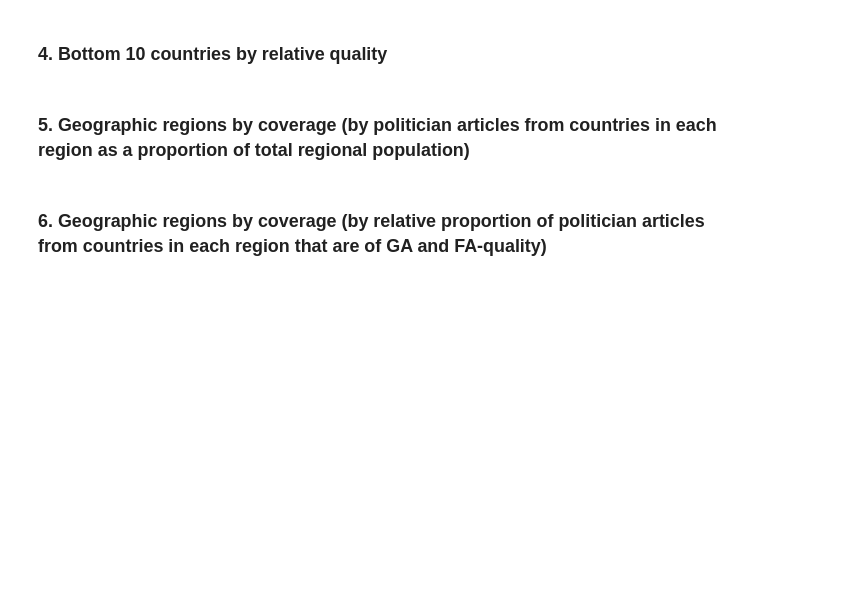
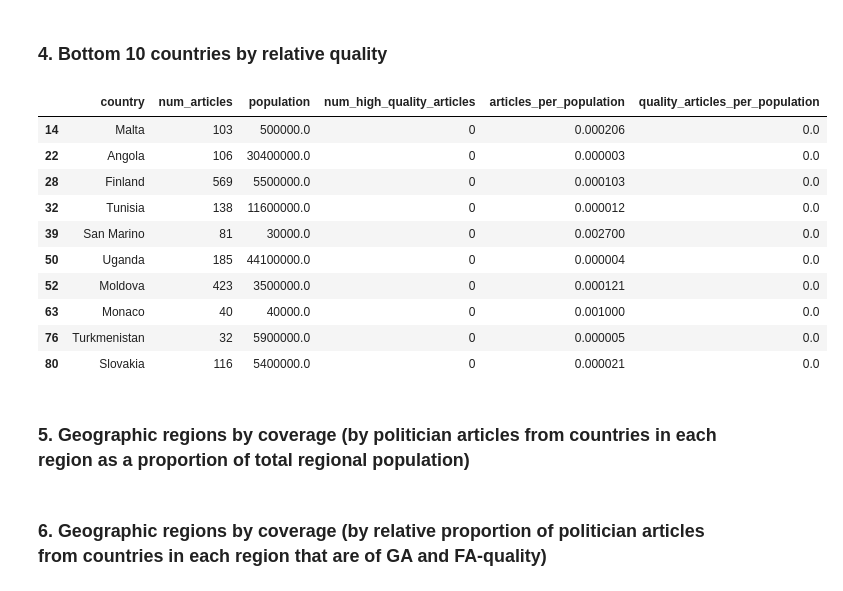
Before and after one commit to TaraWilson17/data512, a Jupyter notebook: A2/hcds-a2-bias-in-data.ipynb, the cells around one changed output. Drawn from its saved outputs; the diff is of its cells as text; code cells hidden in the pictures; blank space fills up the shorter version.

```diff
--- a/A2/hcds-a2-bias-in-data.ipynb
+++ b/A2/hcds-a2-bias-in-data.ipynb
@@ -184,5 +233,19 @@ ValueError: Length of values does not match length of index
 # %% [markdown]
 ### 4. Bottom 10 countries by relative quality
+# %%
+article_stats.nsmallest(10, "quality_articles_per_population")
+# %% [output]
+|  | country | num_articles | population | num_high_quality_articles | articles_per_population | quality_articles_per_population |
+| 14 | Malta | 103 | 500000.0 | 0 | 0.000206 | 0.0 |
+| 22 | Angola | 106 | 30400000.0 | 0 | 0.000003 | 0.0 |
+| 28 | Finland | 569 | 5500000.0 | 0 | 0.000103 | 0.0 |
+| 32 | Tunisia | 138 | 11600000.0 | 0 | 0.000012 | 0.0 |
+| 39 | San Marino | 81 | 30000.0 | 0 | 0.002700 | 0.0 |
+| 50 | Uganda | 185 | 44100000.0 | 0 | 0.000004 | 0.0 |
+| 52 | Moldova | 423 | 3500000.0 | 0 | 0.000121 | 0.0 |
+| 63 | Monaco | 40 | 40000.0 | 0 | 0.001000 | 0.0 |
+| 76 | Turkmenistan | 32 | 5900000.0 | 0 | 0.000005 | 0.0 |
+| 80 | Slovakia | 116 | 5400000.0 | 0 | 0.000021 | 0.0 |
 # %% [markdown]
 ### 5. Geographic regions by coverage (by politician articles from countries in each region as a proportion of total regional population)
 # %% [markdown]
```
Also changed, not shown: parts of 8 cells of this notebook.
